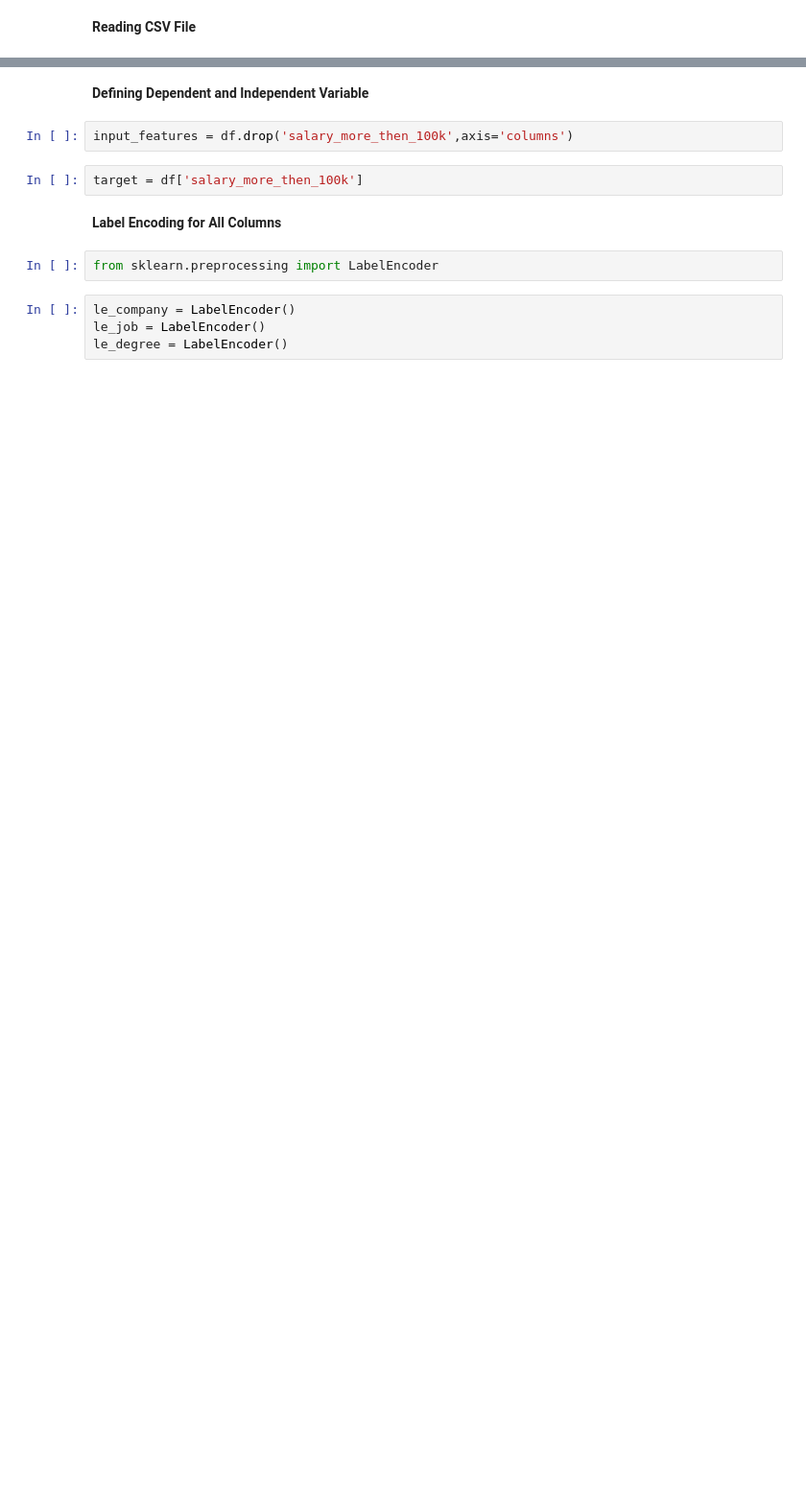
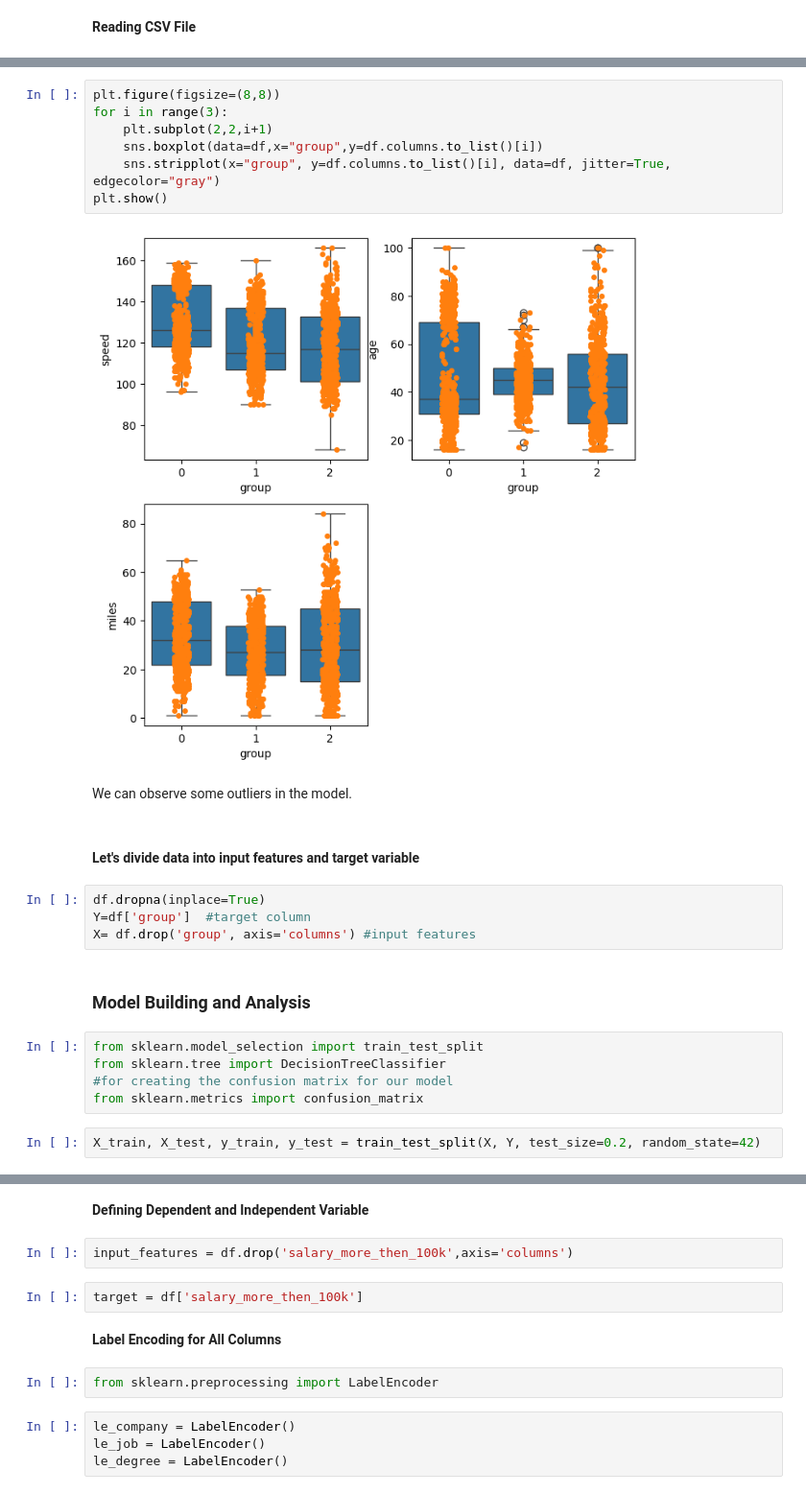
Before and after one commit to prabigya-pathak108/MachineLearningAlgorithmsPractice, a Jupyter notebook: DecisionTree/Decision Tree.ipynb, the cells around one changed output, grey strips where cells are left out. Shown at 96% size. Saved outputs shown, nothing was run; the diff lists cells and outputs as text; blank space fills up the shorter version.

Commit message:
Decision Tree Algorithm Practiced New Updated

```diff
--- a/DecisionTree/Decision Tree.ipynb
+++ b/DecisionTree/Decision Tree.ipynb
@@ -18,0 +97,26 @@ df.head()
+# %%
+plt.figure(figsize=(8,8))
+for i in range(3):
+    plt.subplot(2,2,i+1)
+    sns.boxplot(data=df,x="group",y=df.columns.to_list()[i])
+    sns.stripplot(x="group", y=df.columns.to_list()[i], data=df, jitter=True, edgecolor="gray")
+plt.show()
+# %% [output]
+[figure, added]
+# %% [markdown]
+We can observe some outliers in the model.
+# %% [markdown]
+#### Let's divide data into input features and target variable
+# %%
+df.dropna(inplace=True)
+Y=df['group']  #target column
+X= df.drop('group', axis='columns') #input features
+# %% [markdown]
+### Model Building and Analysis
+# %%
+from sklearn.model_selection import train_test_split
+from sklearn.tree import DecisionTreeClassifier
+#for creating the confusion matrix for our model
+from sklearn.metrics import confusion_matrix
+# %%
+X_train, X_test, y_train, y_test = train_test_split(X, Y, test_size=0.2, random_state=42)
```
Also changed, not shown: parts of 28 cells of this notebook.
